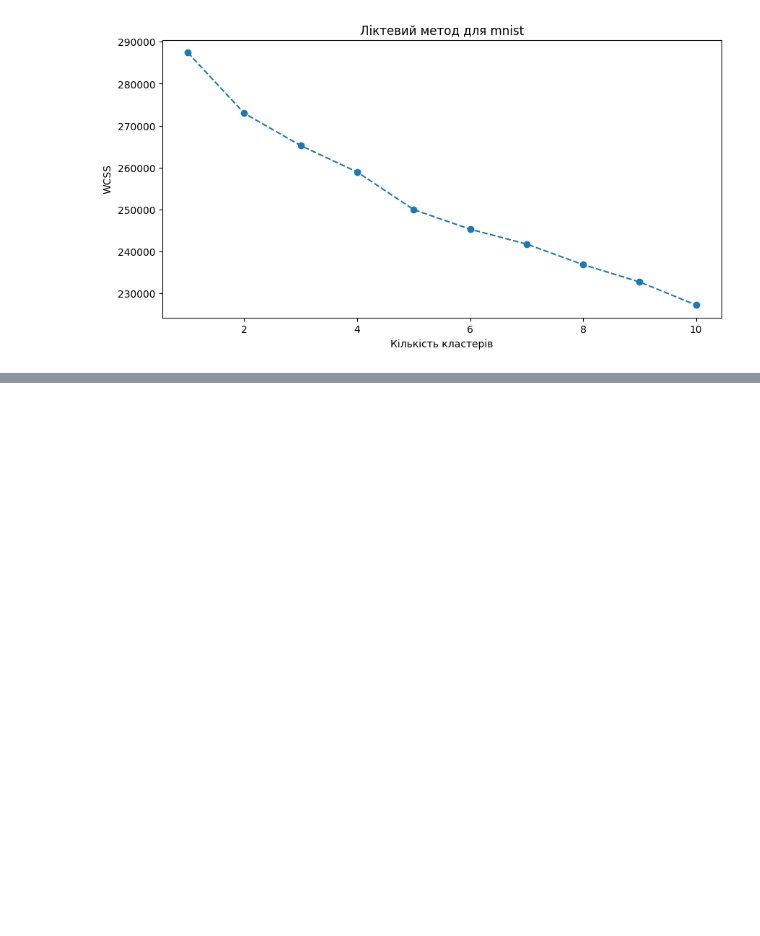
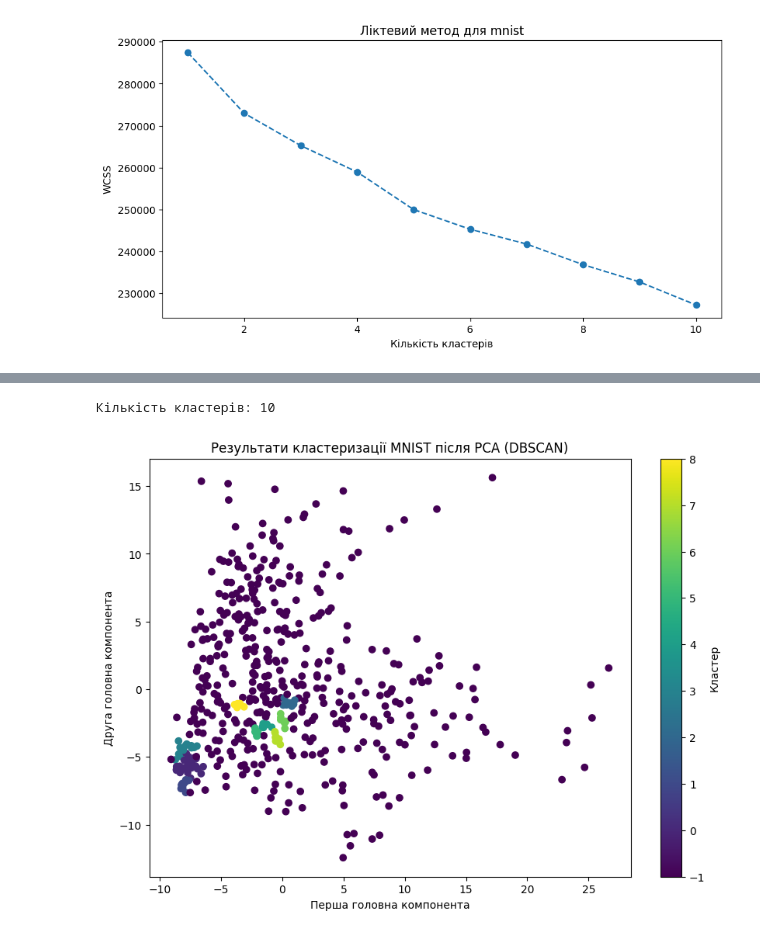
Before and after one commit to VolodymyrRiz/HWDS-Rizun, a Jupyter notebook: Hw6.ipynb, the cells around one changed output, grey strips where cells are left out. Cells and saved outputs as stored; diff of their text form; code cells hidden in the pictures; blank space fills up the shorter version.

```diff
--- a/Hw6.ipynb
+++ b/Hw6.ipynb
@@ -81,0 +91,22 @@ plt.show()
+# %%
+from sklearn.cluster import DBSCAN
+
+# Застосування DBSCAN кластеризації
+dbscan = DBSCAN(eps=0.5, min_samples=5)
+mnist_labels_dbscan = dbscan.fit_predict(mnist_pca)
+
+# Виведення кількості кластерів
+unique_labels_dbscan = np.unique(mnist_labels_dbscan)
+print(f"Кількість кластерів: {len(unique_labels_dbscan)}")
+
+# Візуалізація результатів
+plt.figure(figsize=(10, 7))
+plt.scatter(mnist_pca[:, 0], mnist_pca[:, 1], c=mnist_labels_dbscan, cmap='viridis')
+plt.title('Результати кластеризації MNIST після PCA (DBSCAN)')
+plt.xlabel('Перша головна компонента')
+plt.ylabel('Друга головна компонента')
+plt.colorbar(label='Кластер')
+plt.show()
+# %% [output]
+Кількість кластерів: 10
+[figure, added]
```
Also changed, not shown: parts of 1 cell of this notebook, 1 other file.
